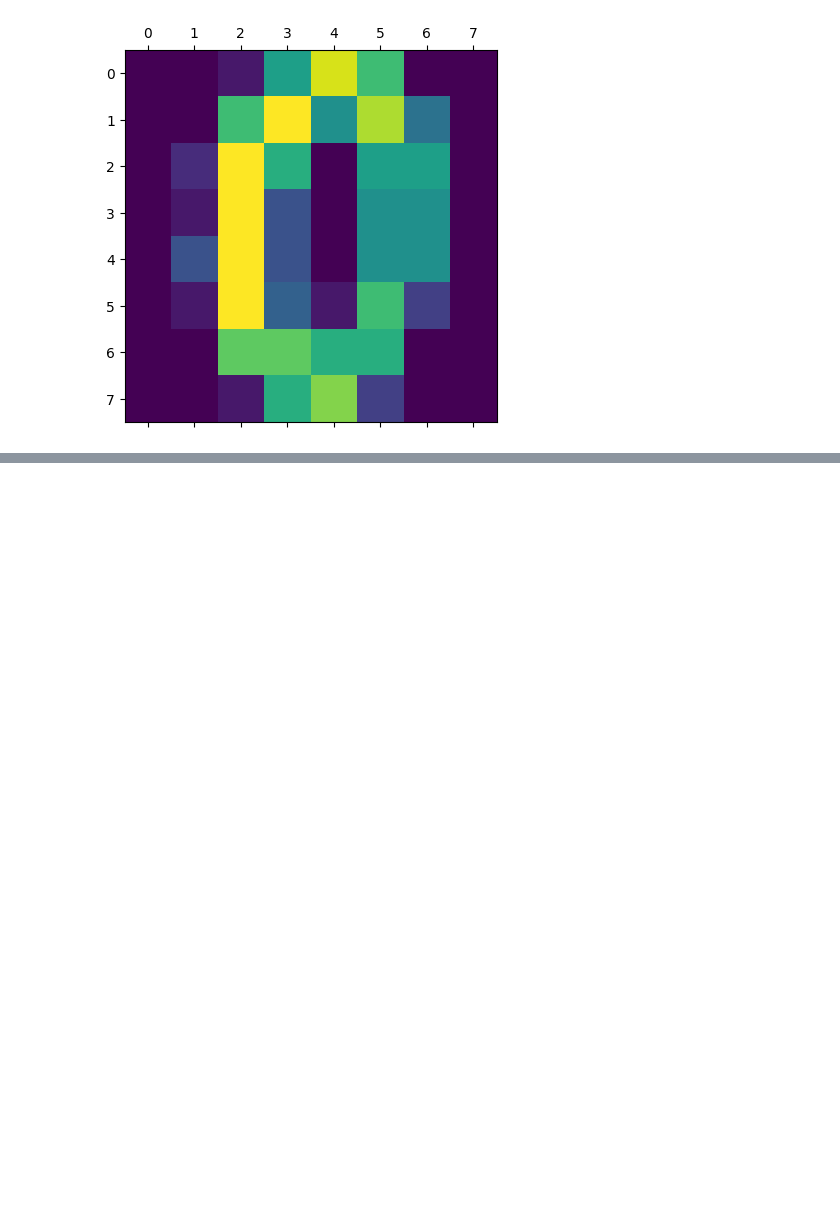
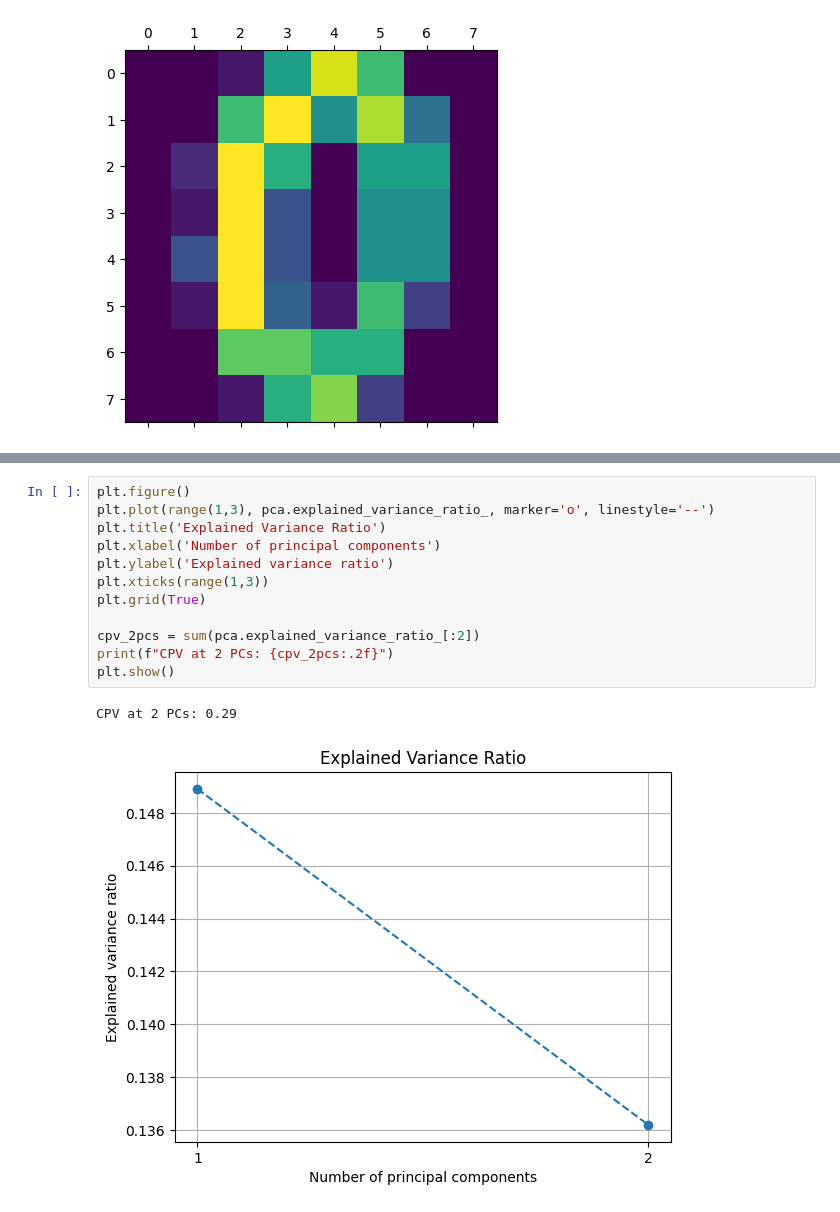
Before and after one commit to jaceroldan/handwritten-digit-classification, a Jupyter notebook: mex4.ipynb, the cells around one changed output, grey strips where cells are left out. Saved outputs shown, nothing was run; the diff lists cells and outputs as text; blank space fills up the shorter version.

```diff
--- a/mex4.ipynb
+++ b/mex4.ipynb
@@ -33,0 +66,15 @@ plt.matshow(digits.images[10])
+# %%
+plt.figure()
+plt.plot(range(1,3), pca.explained_variance_ratio_, marker='o', linestyle='--')
+plt.title('Explained Variance Ratio')
+plt.xlabel('Number of principal components')
+plt.ylabel('Explained variance ratio')
+plt.xticks(range(1,3))
+plt.grid(True)
+
+cpv_2pcs = sum(pca.explained_variance_ratio_[:2])
+print(f"CPV at 2 PCs: {cpv_2pcs:.2f}")
+plt.show()
+# %% [output]
+CPV at 2 PCs: 0.29
+[figure, added]
```
Also changed, not shown: parts of 3 cells of this notebook.
